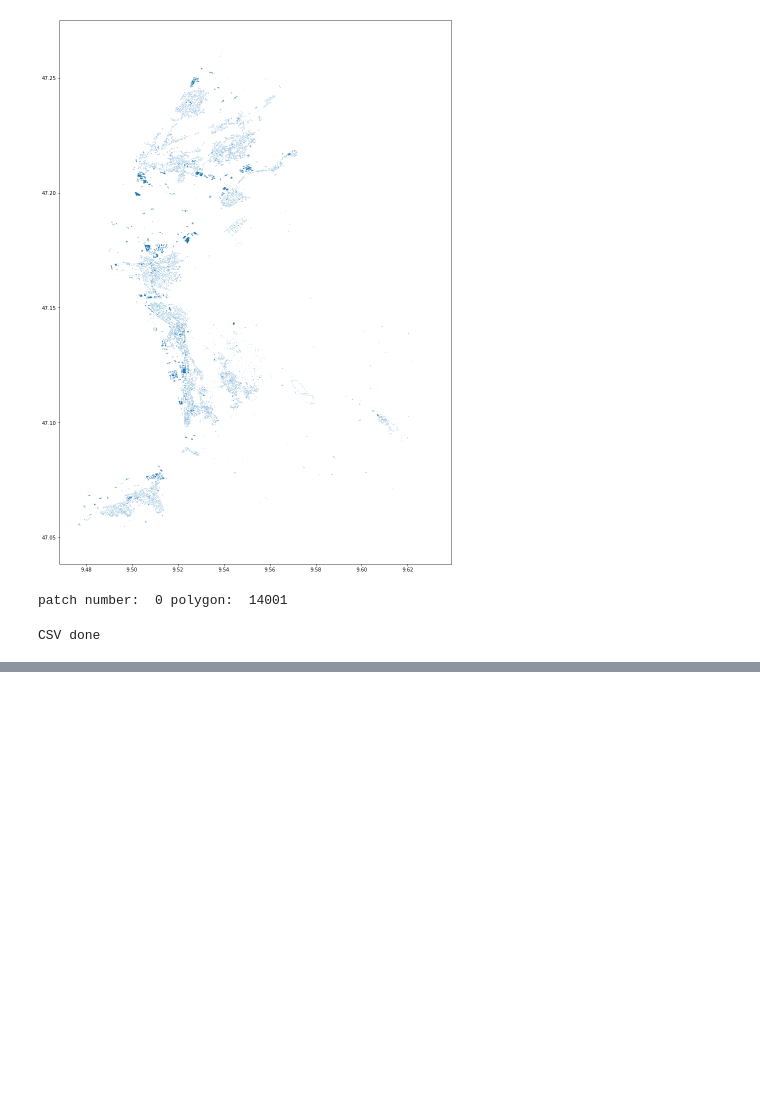
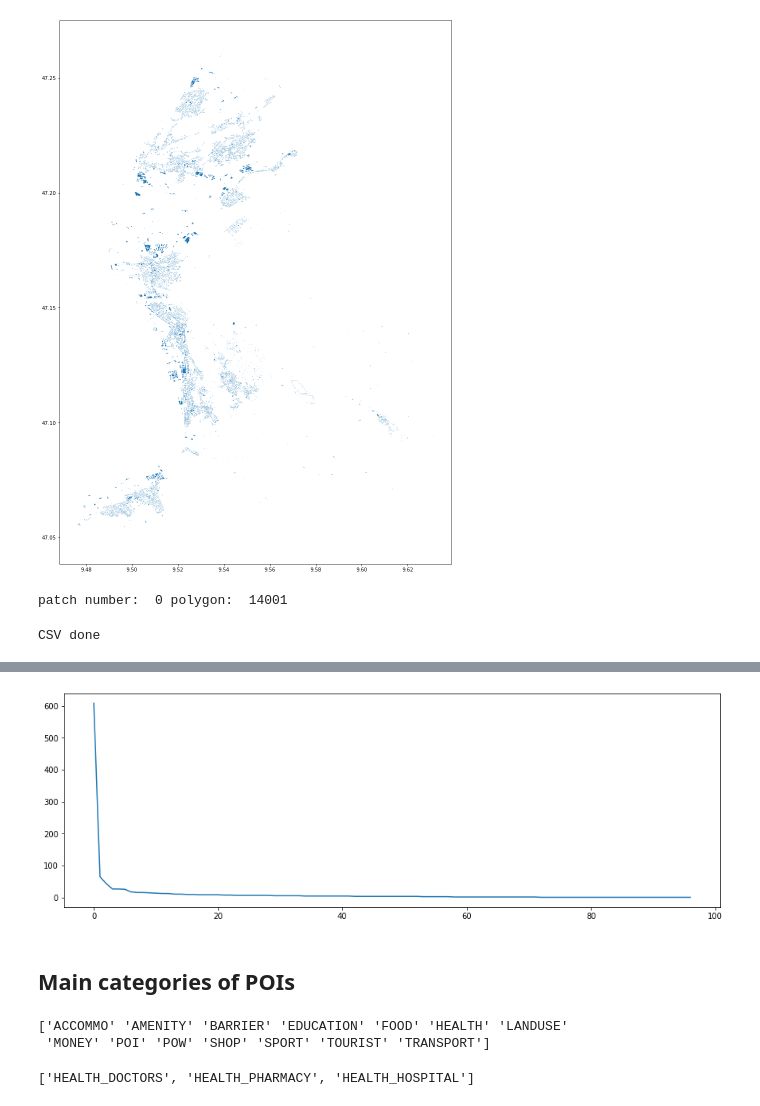
Before and after one commit to GAnagno/Social-Web, a Jupyter notebook: OSM.ipynb, the cells around one changed output, grey strips where cells are left out. Saved outputs shown, nothing was run; the diff lists cells and outputs as text; code cells hidden in the pictures; blank space fills up the shorter version.

```diff
--- a/OSM.ipynb
+++ b/OSM.ipynb
@@ -127,0 +174,9 @@ CSV done
+# %%
+_pois = pd.read_csv('C:/Users/GAO/Downloads/liechtenstein.pois-with-types.csv')
+# %%
+gb = _pois.groupby(by='POI TYPE')
+poi_groups = gb.count()
+poi_groups = poi_groups.sort_values('lat',ascending=False)
+top_poi_categories = poi_groups.head(15).index[:].values[:]
+keys = [str(p) for p in poi_groups.index.values[:]]
+poi_groups.head(15)
@@ -127,0 +201,22 @@ CSV done
+# %%
+plt.rcParams['figure.figsize'] = (15, 5)
+plt.plot(poi_groups.type_code.values[:]);
+# %% [output]
+[figure, added]
+# %% [markdown]
+## Main categories of POIs
+# %%
+poi_types = np.unique([x.split('_')[0] for x in poi_groups.index.values[:]])
+print(poi_types)
+# %% [output]
+['ACCOMMO' 'AMENITY' 'BARRIER' 'EDUCATION' 'FOOD' 'HEALTH' 'LANDUSE'
+ 'MONEY' 'POI' 'POW' 'SHOP' 'SPORT' 'TOURIST' 'TRANSPORT']
+# %%
+sel_types = []
+sel_type = 'HEALTH'
+for c in keys:
+    if sel_type in c:
+        sel_types.append(c)
+print (sel_types)
+# %% [output]
+['HEALTH_DOCTORS', 'HEALTH_PHARMACY', 'HEALTH_HOSPITAL']
```
Also changed, not shown: parts of 12 cells of this notebook.
